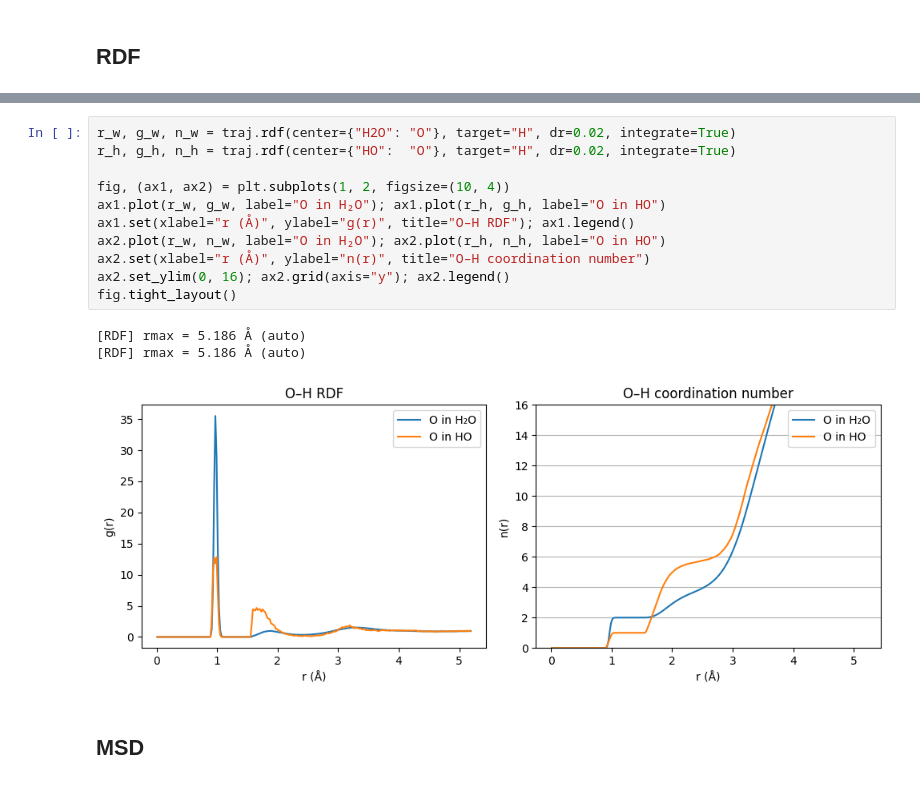
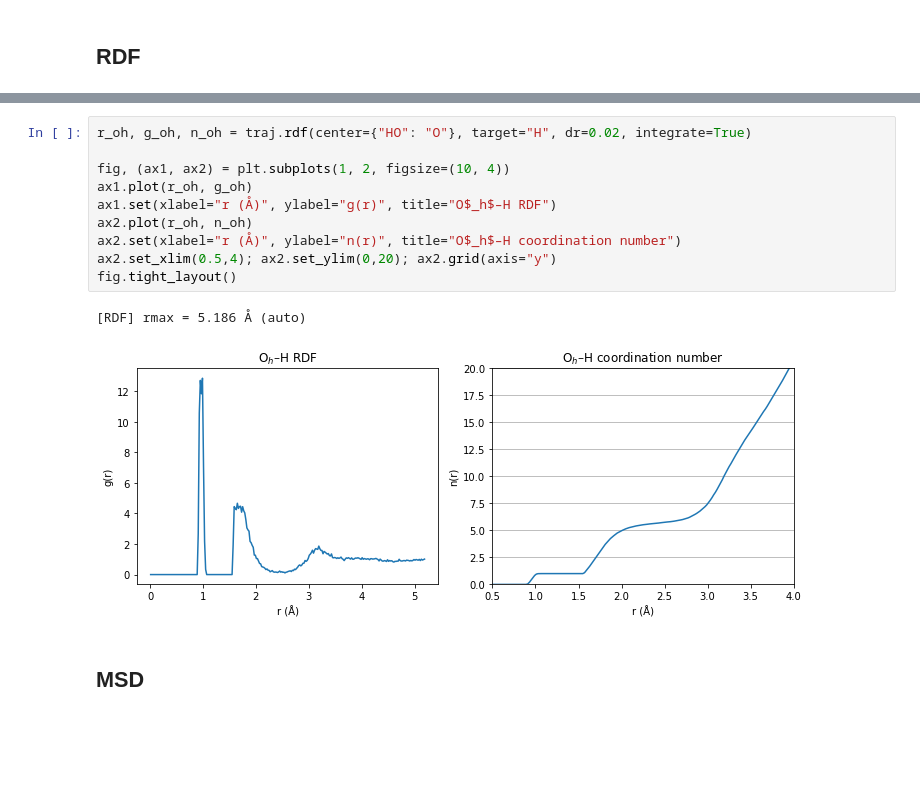
Before and after one commit to viktorsvahn/chempiler, a Jupyter notebook: chempiler_demo.ipynb, the cells around one changed output, grey strips where cells are left out. Drawn from its saved outputs; the diff is of its cells as text; blank space fills up the shorter version.

```diff
--- a/chempiler_demo.ipynb
+++ b/chempiler_demo.ipynb
@@ -39,18 +39,16 @@ Text(0.5, 1.0, 'O–O')
 # %%
-r_w, g_w, n_w = traj.rdf(center={"H2O": "O"}, target="H", dr=0.02, integrate=True)
-r_h, g_h, n_h = traj.rdf(center={"HO":  "O"}, target="H", dr=0.02, integrate=True)
+r_oh, g_oh, n_oh = traj.rdf(center={"HO": "O"}, target="H", dr=0.02, integrate=True)
 
 fig, (ax1, ax2) = plt.subplots(1, 2, figsize=(10, 4))
-ax1.plot(r_w, g_w, label="O in H₂O"); ax1.plot(r_h, g_h, label="O in HO")
-ax1.set(xlabel="r (Å)", ylabel="g(r)", title="O–H RDF"); ax1.legend()
-ax2.plot(r_w, n_w, label="O in H₂O"); ax2.plot(r_h, n_h, label="O in HO")
-ax2.set(xlabel="r (Å)", ylabel="n(r)", title="O–H coordination number")
-ax2.set_ylim(0, 16); ax2.grid(axis="y"); ax2.legend()
+ax1.plot(r_oh, g_oh)
+ax1.set(xlabel="r (Å)", ylabel="g(r)", title="O$_h$–H RDF")
+ax2.plot(r_oh, n_oh)
+ax2.set(xlabel="r (Å)", ylabel="n(r)", title="O$_h$–H coordination number")
+ax2.set_xlim(0.5,4); ax2.set_ylim(0,20); ax2.grid(axis="y")
 fig.tight_layout()
 # %% [output]
 [RDF] rmax = 5.186 Å (auto)
-[RDF] rmax = 5.186 Å (auto)
-[figure, old version]
+[figure, new version]
 # %% [markdown]
 ## MSD
 # %%
```
Also changed, not shown: parts of 4 cells of this notebook, 8 other files.
